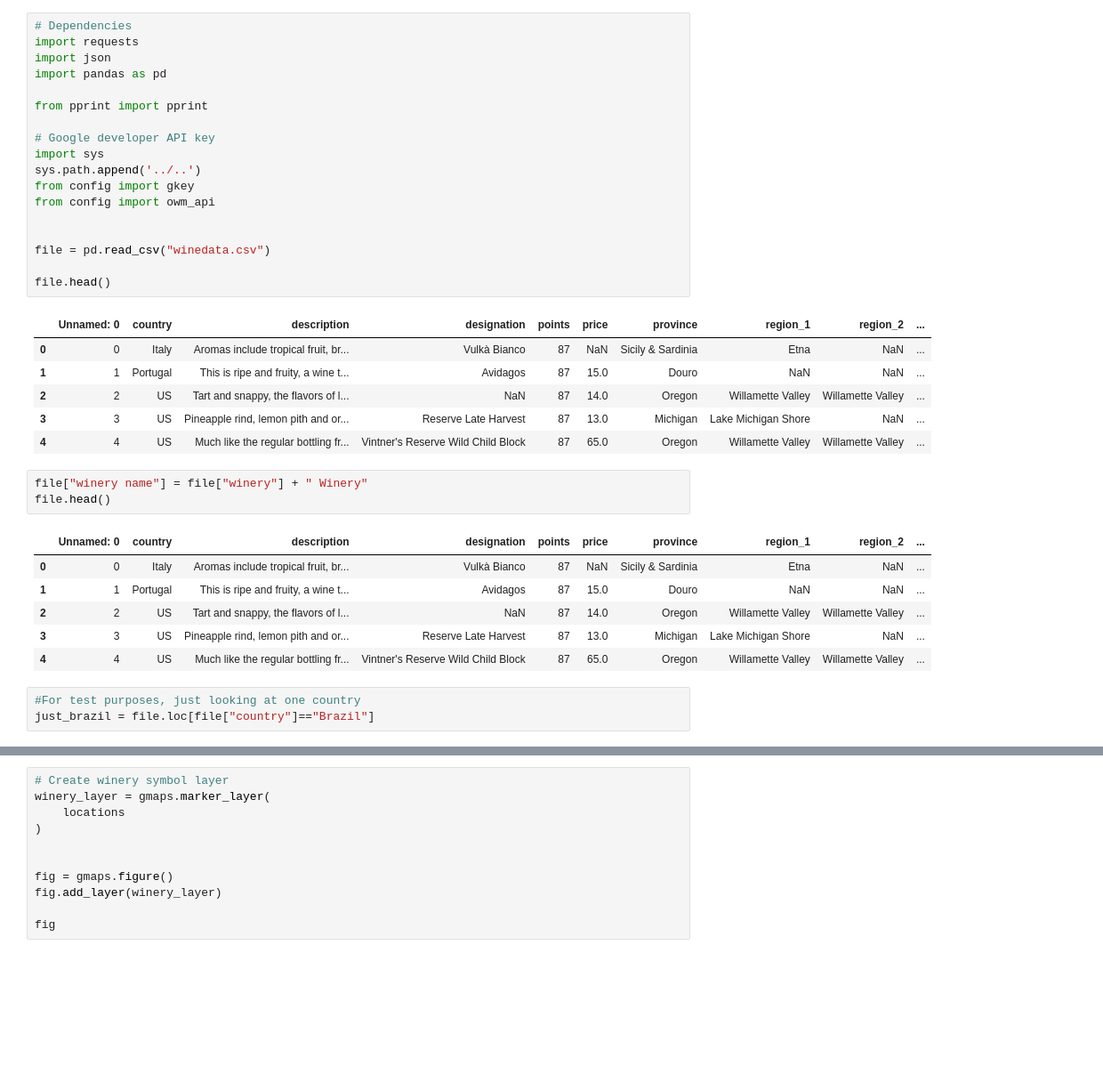
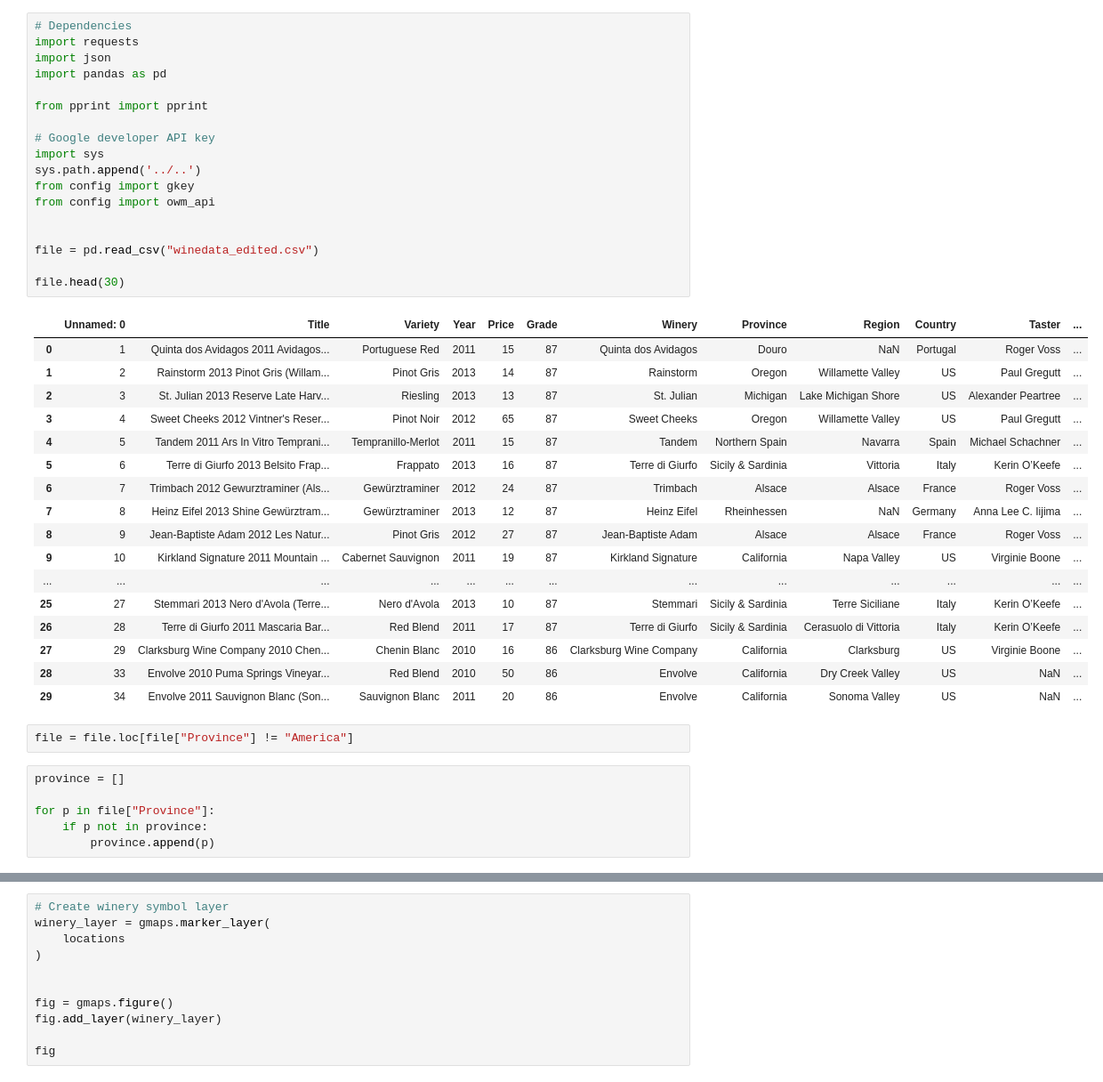
Before and after one commit to r33nava/Project1, a Jupyter notebook: Winery_Geocoding_AW-Clean Data.ipynb, the cells around one changed output, grey strips where cells are left out. Shown at 89% size. Cells and saved outputs as stored; diff of their text form; blank space fills up the shorter version.

Commit message:
New csv with coordinates, geolocations by province

```diff
--- a/Winery_Geocoding_AW-Clean Data.ipynb
+++ b/Winery_Geocoding_AW-Clean Data.ipynb
@@ -1,41 +1,47 @@
 # %%
 # Dependencies
 import requests
 import json
 import pandas as pd
 
 from pprint import pprint
 
 # Google developer API key
 import sys
 sys.path.append('../..')
 from config import gkey
 from config import owm_api
 
 
-file = pd.read_csv("winedata.csv")
+file = pd.read_csv("winedata_edited.csv")
 
-file.head()
+file.head(30)
 # %% [output]
-|  | Unnamed: 0 | country | description | designation | points | price | province | region_1 | region_2 | ... |
-| 0 | 0 | Italy | Aromas include tropical fruit, br... | Vulkà Bianco | 87 | NaN | Sicily & Sardinia | Etna | NaN | ... |
-| 1 | 1 | Portugal | This is ripe and fruity, a wine t... | Avidagos | 87 | 15.0 | Douro | NaN | NaN | ... |
-| 2 | 2 | US | Tart and snappy, the flavors of l... | NaN | 87 | 14.0 | Oregon | Willamette Valley | Willamette Valley | ... |
-| 3 | 3 | US | Pineapple rind, lemon pith and or... | Reserve Late Harvest | 87 | 13.0 | Michigan | Lake Michigan Shore | NaN | ... |
-| 4 | 4 | US | Much like the regular bottling fr... | Vintner's Reserve Wild Child Block | 87 | 65.0 | Oregon | Willamette Valley | Willamette Valley | ... |
+|  | Unnamed: 0 | Title | Variety | Year | Price | Grade | Winery | Province | Region | Country | Taster | ... |
+| 0 | 1 | Quinta dos Avidagos 2011 Avidagos... | Portuguese Red | 2011 | 15 | 87 | Quinta dos Avidagos | Douro | NaN | Portugal | Roger Voss | ... |
+| 1 | 2 | Rainstorm 2013 Pinot Gris (Willam... | Pinot Gris | 2013 | 14 | 87 | Rainstorm | Oregon | Willamette Valley | US | Paul Gregutt | ... |
+| 2 | 3 | St. Julian 2013 Reserve Late Harv... | Riesling | 2013 | 13 | 87 | St. Julian | Michigan | Lake Michigan Shore | US | Alexander Peartree | ... |
+| 3 | 4 | Sweet Cheeks 2012 Vintner's Reser... | Pinot Noir | 2012 | 65 | 87 | Sweet Cheeks | Oregon | Willamette Valley | US | Paul Gregutt | ... |
+| 4 | 5 | Tandem 2011 Ars In Vitro Temprani... | Tempranillo-Merlot | 2011 | 15 | 87 | Tandem | Northern Spain | Navarra | Spain | Michael Schachner | ... |
+| 5 | 6 | Terre di Giurfo 2013 Belsito Frap... | Frappato | 2013 | 16 | 87 | Terre di Giurfo | Sicily & Sardinia | Vittoria | Italy | Kerin O’Keefe | ... |
+| 6 | 7 | Trimbach 2012 Gewurztraminer (Als... | Gewürztraminer | 2012 | 24 | 87 | Trimbach | Alsace | Alsace | France | Roger Voss | ... |
+| 7 | 8 | Heinz Eifel 2013 Shine Gewürztram... | Gewürztraminer | 2013 | 12 | 87 | Heinz Eifel | Rheinhessen | NaN | Germany | Anna Lee C. Iijima | ... |
+| 8 | 9 | Jean-Baptiste Adam 2012 Les Natur... | Pinot Gris | 2012 | 27 | 87 | Jean-Baptiste Adam | Alsace | Alsace | France | Roger Voss | ... |
+| 9 | 10 | Kirkland Signature 2011 Mountain ... | Cabernet Sauvignon | 2011 | 19 | 87 | Kirkland Signature | California | Napa Valley | US | Virginie Boone | ... |
+| ... | ... | ... | ... | ... | ... | ... | ... | ... | ... | ... | ... | ... |
+| 25 | 27 | Stemmari 2013 Nero d'Avola (Terre... | Nero d'Avola | 2013 | 10 | 87 | Stemmari | Sicily & Sardinia | Terre Siciliane | Italy | Kerin O’Keefe | ... |
+| 26 | 28 | Terre di Giurfo 2011 Mascaria Bar... | Red Blend | 2011 | 17 | 87 | Terre di Giurfo | Sicily & Sardinia | Cerasuolo di Vittoria | Italy | Kerin O’Keefe | ... |
+| 27 | 29 | Clarksburg Wine Company 2010 Chen... | Chenin Blanc | 2010 | 16 | 86 | Clarksburg Wine Company | California | Clarksburg | US | Virginie Boone | ... |
+| 28 | 33 | Envolve 2010 Puma Springs Vineyar... | Red Blend | 2010 | 50 | 86 | Envolve | California | Dry Creek Valley | US | NaN | ... |
+| 29 | 34 | Envolve 2011 Sauvignon Blanc (Son... | Sauvignon Blanc | 2011 | 20 | 86 | Envolve | California | Sonoma Valley | US | NaN | ... |
-# %%
-file["winery name"] = file["winery"] + " Winery"
-file.head()
-# %% [output]
-|  | Unnamed: 0 | country | description | designation | points | price | province | region_1 | region_2 | ... |
-| 0 | 0 | Italy | Aromas include tropical fruit, br... | Vulkà Bianco | 87 | NaN | Sicily & Sardinia | Etna | NaN | ... |
-| 1 | 1 | Portugal | This is ripe and fruity, a wine t... | Avidagos | 87 | 15.0 | Douro | NaN | NaN | ... |
-| 2 | 2 | US | Tart and snappy, the flavors of l... | NaN | 87 | 14.0 | Oregon | Willamette Valley | Willamette Valley | ... |
-| 3 | 3 | US | Pineapple rind, lemon pith and or... | Reserve Late Harvest | 87 | 13.0 | Michigan | Lake Michigan Shore | NaN | ... |
-| 4 | 4 | US | Much like the regular bottling fr... | Vintner's Reserve Wild Child Block | 87 | 65.0 | Oregon | Willamette Valley | Willamette Valley | ... |
-# %%
-#For test purposes, just looking at one country
-just_brazil = file.loc[file["country"]=="Brazil"]
+# %%
+file = file.loc[file["Province"] != "America"]
+# %%
+province = []
+
+for p in file["Province"]:
+    if p not in province:
+        province.append(p)
 # %%
 # Target location
 
```
Also changed, not shown: parts of 13 cells of this notebook, 1 other file.
